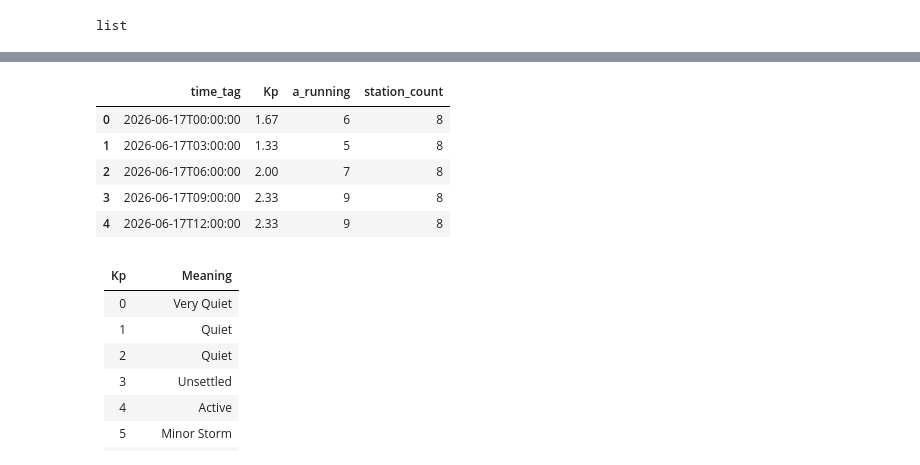
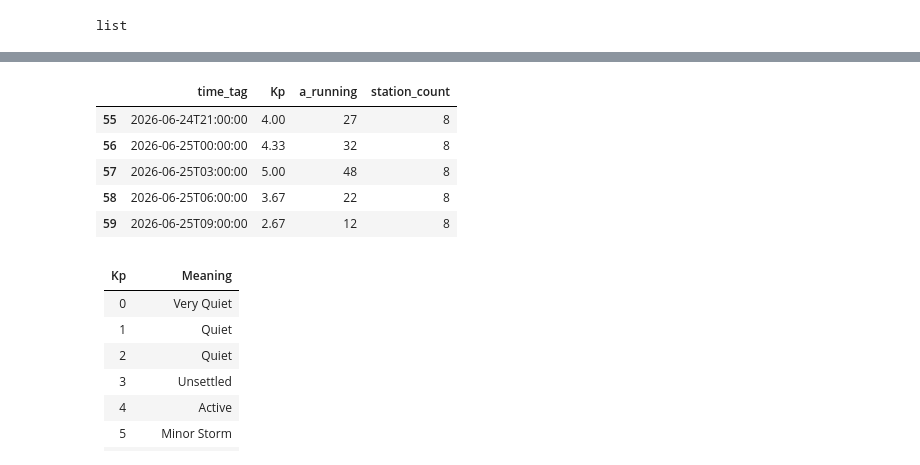
Before and after one commit to manasstark/space-weather-dashboard, a Jupyter notebook: notebooks/NOAA_Kp_data_analysis.ipynb, the cells around one changed output, grey strips where cells are left out. Drawn from its saved outputs; the diff is of its cells as text; code cells hidden in the pictures.

```diff
--- a/notebooks/NOAA_Kp_data_analysis.ipynb
+++ b/notebooks/NOAA_Kp_data_analysis.ipynb
@@ -53,14 +53,14 @@ data[:5]
 # %%
 df = pd.DataFrame(data)
 
-df.head()
+df.tail()
 # %% [output]
 |  | time_tag | Kp | a_running | station_count |
-| 0 | 2026-06-17T00:00:00 | 1.67 | 6 | 8 |
-| 1 | 2026-06-17T03:00:00 | 1.33 | 5 | 8 |
-| 2 | 2026-06-17T06:00:00 | 2.00 | 7 | 8 |
-| 3 | 2026-06-17T09:00:00 | 2.33 | 9 | 8 |
-| 4 | 2026-06-17T12:00:00 | 2.33 | 9 | 8 |
+| 55 | 2026-06-24T21:00:00 | 4.00 | 27 | 8 |
+| 56 | 2026-06-25T00:00:00 | 4.33 | 32 | 8 |
+| 57 | 2026-06-25T03:00:00 | 5.00 | 48 | 8 |
+| 58 | 2026-06-25T06:00:00 | 3.67 | 22 | 8 |
+| 59 | 2026-06-25T09:00:00 | 2.67 | 12 | 8 |
 # %% [markdown]
 | Kp | Meaning        |
 | -- | -------------- |
```
Also changed, not shown: parts of 2 cells of this notebook, 29 other files.
